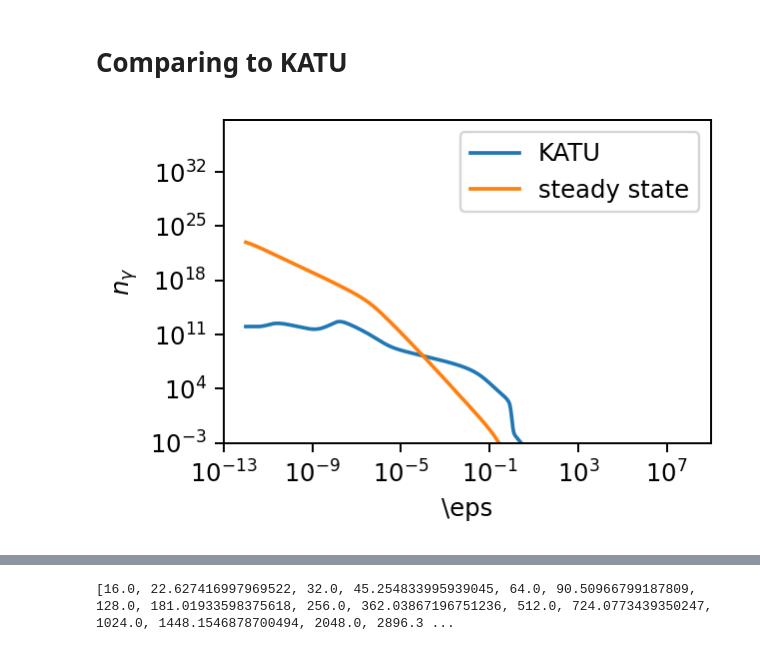
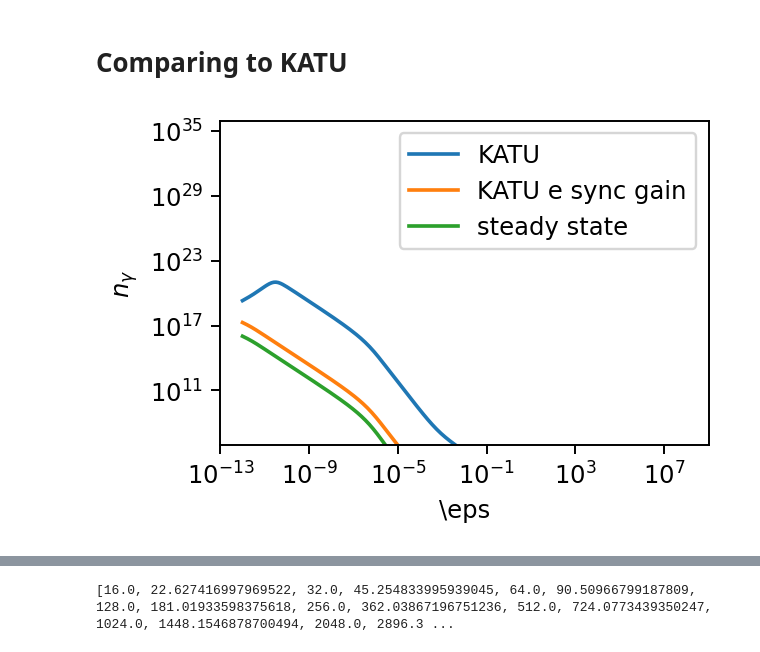
Before and after one commit to me623/Mphys_modelling, a Jupyter notebook: python_notebooks/plotting_new_file_structure.ipynb, the cells around one changed output, grey strips where cells are left out. Drawn from its saved outputs; the diff is of its cells as text; code cells hidden in the pictures.

Commit message:
played with flux calculation

```diff
--- a/python_notebooks/plotting_new_file_structure.ipynb
+++ b/python_notebooks/plotting_new_file_structure.ipynb
@@ -10,6 +10,7 @@ mpl.rcParams['figure.dpi'] = 175
 h = 6.6260755e-27 # Planck's constant [erg] [s]
 q = 4.803e-10 # electron charge
 m_e = 9.109e-28
+m_p = 1.6726e-24
 c = 2.998e10
 h = 6.626e-27
 
@@ -619,38 +683,95 @@ B = 0.1
 # %% [markdown]
 # Comparing to KATU
 # %%
-iter = "0060"
-
+iter = "0016"
+time = 9.69263e+06
 plt.figure(figsize=[3*1.2,2*1.2])
 path = r"\\wsl$\Ubuntu\home\morgan\katu\data"
-run_data = pd.read_csv(path + r"\photon_data_{}.tsv".format(iter), sep="\t")
-plt.loglog(run_data["Energy"],run_data["Population"], label="KATU")
+katu_photon_data = pd.read_csv(path + r"\photon_data_{}.tsv".format(iter), sep="\t", skiprows=1)
+katu_electron_data = pd.read_csv(path + r"\lepton_data_{}.tsv".format(iter), sep="\t", skiprows=2)
+katu_photon_data.rename(columns=lambda x: x.lstrip('#').strip(), inplace=True)
+katu_electron_data.rename(columns=lambda x: x.lstrip('#').strip(), inplace=True)
 
 path = r"C:\Users\morga\Masters Year\Modelling\Mphys_modelling\csv_data\steady_state"
-run_data = pd.read_csv(path + r"\simulation_data.csv")
-#run_data = pd.read_csv(path + r"\runs\run_simulation_data.csv", index_col=False)
-plt.loglog(run_data["photon_eps"][1:-1], run_data["photon_n"][1:-1], label="steady state")
+sim_data = pd.read_csv(path + r"\simulation_data.csv")
+run_data = pd.read_csv(path + r"\runs\run_simulation_data.csv", index_col=False)
+
+plt.loglog(katu_photon_data["Energy"],katu_photon_data["Population"], label="KATU")
+plt.loglog(katu_photon_data["Energy"],katu_photon_data["e_sync_gains"], label="KATU e sync gain")
+plt.loglog(sim_data["photon_eps"][1:-1], sim_data["photon_n"][1:-1], label="steady state")
+
 plt.legend()
 plt.xlabel("\\eps")
 plt.ylabel("$n_\\gamma$")
 #plt.set_xlim(1e6)
-plt.ylim(1e-3,)
+plt.ylim(1e6,)
 plt.show()
 
 plt.figure(figsize=[3*1.2,2*1.2])
-path = r"\\wsl$\Ubuntu\home\morgan\katu\data"
-run_data = pd.read_csv(path + r"\lepton_data_{}.tsv".format(iter), sep="\t")
-plt.loglog(run_data["Energy"],run_data["Population"], label="KATU")
+plt.loglog(katu_electron_data["Energy"], katu_electron_data["Population"], label="KATU")
+#run_data = pd.read_csv(path + r"\runs\run_simulation_data.csv", index_col=False)
+plt.loglog(sim_data["gamma"][1:-1], sim_data["electron_n"][1:-1], label="steady state")
 
-path = r"C:\Users\morga\Masters Year\Modelling\Mphys_modelling\csv_data\steady_state"
-run_data = pd.read_csv(path + r"\simulation_data.csv")
-#run_data = pd.read_csv(path + r"\runs\run_simulation_data.csv", index_col=False)
-plt.loglog(run_data["gamma"][1:-1], run_data["electron_n"][1:-1], label="steady state")
 plt.legend()
 plt.xlabel("$\\gamma")
 plt.ylabel("$n_e$")
 #plt.set_xlim(1e6)
-plt.ylim(1e-50,)
+plt.ylim(1e-28,)
 plt.show()
+
+def calc_flux(run_data, Photon_eps, Photon_n):
+    # Constants
+    Photon_eps = np.array(Photon_eps)
+    Photon_n = np.array(Photon_n)
+    nu_flux = np.zeros_like(Photon_eps, dtype=np.float64)
+    flux_eps = np.zeros_like(Photon_eps, dtype=np.float64)
+
+    c = 3.0e10  # Speed of light in cm/s
+    H0 = 2.27e-18  # Hubble constant in cgs
+    m_e = 9.109e-28  # Electron mass in grams
+    M_PI = np.pi  # Value of pi
+
+    # Calculate the luminosity distance from z << 1 approximation
+    dL = c * run_data["z"][0] / H0
+    V = 4 / 3 * np.pi * run_data["R"][0] ** 3
+    # Pre-factor calculation
+    pre_fac = (
+        m_e * c**2.0 * run_data["doppler_factor"][0]**4.0 * V /
+        (4.0 * M_PI * (1.0 + run_data["z"][0]) * dL**2.0 * run_data["tau_esc"][0])
+    )
+
+    # Iterate over the array of intrinsic frequencies
+    for i in range(0, len(Photon_eps)):
+        # Calculate observed frequency for each intrinsic frequency
+        eps_obs = run_data["doppler_factor"][0] * Photon_eps[i] / (1.0 + run_data["z"][0])
+        # Calculate the flux in the observer frame
+        nu_flux[i] = pre_fac * (Photon_eps[i]**2 * Photon_n[i])
+        flux_eps[i] = eps_obs
+    return flux_eps, nu_flux
+
+integral = 0
+integral2 = 0
+
+for i in range(0, len(sim_data["electron_n"])-1):
+    integral += 0.5 * (sim_data["electron_n"][i+1] + sim_data["electron_n"][i]) * (sim_data["gamma"][i+1] - sim_data["gamma"][i])
+
+for i in range(0, len(katu_electron_data["Energy"])-1):
+    integral2 += 0.5 * (katu_electron_data["Population"][i+1] + katu_electron_data["Population"][i]) * (katu_electron_data["Energy"][i+1] - katu_electron_data["Energy"][i])
+
+print("local: %.2e" % integral)
+print("katu: %.2e" % integral2)
+print("k/l ratio", round((integral2 / integral),4))
+
+plt.figure(figsize=[4*1.2,2*1.2])
+plt.loglog(sim_data["flux_eps"][1:-1], sim_data["nu_flux"][1:-1], label="steady state")
+flux_eps, nu_flux = calc_flux(run_data, katu_photon_data["Energy"], katu_photon_data["e_sync_gains"])
+plt.loglog(flux_eps, nu_flux, label="last KATU e_sync gain")
+flux_eps, nu_flux = calc_flux(run_data, katu_photon_data["Energy"], katu_photon_data["Population"])
+plt.loglog(flux_eps, nu_flux, label = "actual KATU")
+
+plt.loglog(sim_data["flux_eps"][1:-1], sim_data["nu_flux"][1:-1]*time, label="photons * KATU end time")
+plt.legend(fontsize = 8, frameon=False, loc="upper right")
+plt.ylim(1e-20,1e-6)
+plt.show()
 # %% [output]
-[figure, old version]
+[figure, new version]
```
Also changed, not shown: parts of 5 cells of this notebook, 1 other file.
